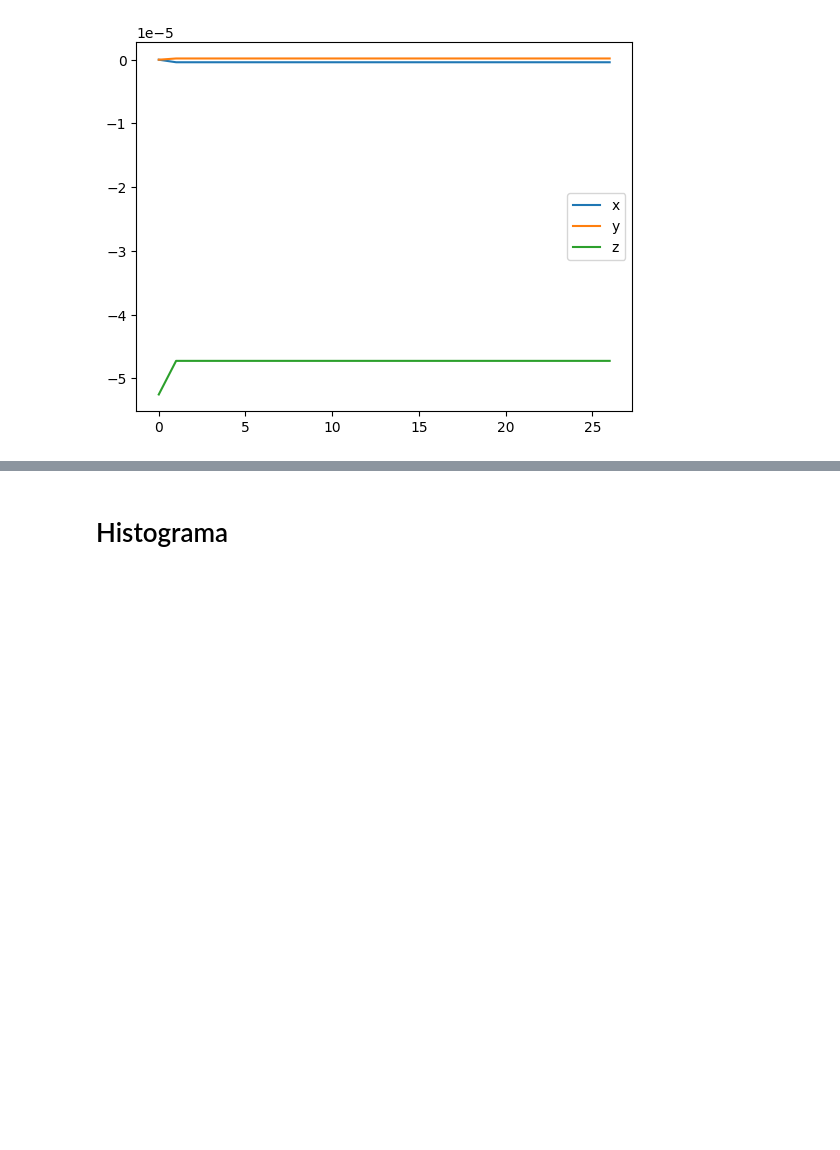
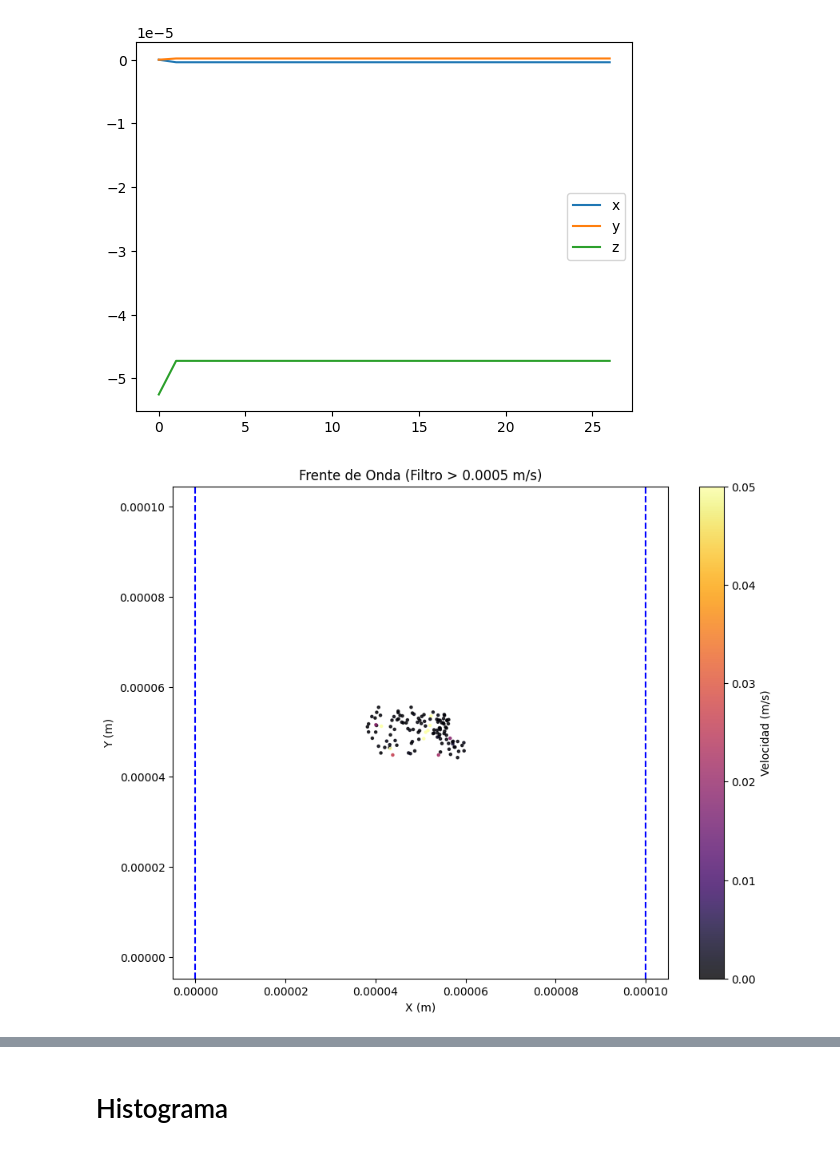
Before and after one commit to FabriTape/Tesis, a Jupyter notebook: sims/analisis_Tesis.ipynb, the cells around one changed output, grey strips where cells are left out. Drawn from its saved outputs; the diff is of its cells as text; code cells hidden in the pictures; blank space fills up the shorter version.

```diff
--- a/sims/analisis_Tesis.ipynb
+++ b/sims/analisis_Tesis.ipynb
@@ -151,6 +200,6 @@ plt.legend()
 # %%
 import numexpr as ne
-from data_extractor import lecturaparquet
+import matplotlib.pyplot as plt
 def graficar_onda(i, paso, movimiento, angulo, vel):
     """
     graficar_onda es una funcion que plotea un scatter en el plano xy donde mediante un mapa de colores se muestra la
@@ -172,35 +221,37 @@ def graficar_onda(i, paso, movimiento, angulo, vel):
     v_mag = ne.evaluate("vx**2 + vy**2 + vz**2")
 
     # Filtramos el ruido de fondo
     # Solo mostramos partículas que se muevan más rápido que el 10% de tu vmax actual
     # Como tu vmax es 0.05, el umbral será 0.005 m/s
-    umbral_visual = 0.005
+    umbral_visual = 0.0005
     mask_activos = v_mag > umbral_visual
 
     plt.figure(figsize=(10, 8))
 
     # Graficamos SOLO las partículas activas
     # Aumenté 's' un poco para que los puntos se vean mejor
     plt.scatter(x[mask_activos], y[mask_activos],
                 c=v_mag[mask_activos],
                 cmap="inferno",  # 'inferno' o 'magma' suelen verse mejor que 'hot' sobre fondo blanco
                 s=5,             # Puntos un poco más grandes
                 alpha=0.8,
                 vmin=0, vmax=0.05)
 
     plt.colorbar(label="Velocidad (m/s)")
     plt.title(f"Frente de Onda (Filtro > {umbral_visual} m/s)")
     plt.xlabel("X (m)")
     plt.ylabel("Y (m)")
 
     # Bordes
     plt.axvline(x=0.00010, color='blue', linestyle='--')
     plt.axvline(x=0.00000, color='blue', linestyle='--')
 
     plt.axis('equal') # Importante para no distorsionar la forma circular
     plt.show()
 # Usalo con el último archivo de una simulación
-graficar_onda_2(0,paso=50000,movimiento=[0,0,0],angulo=0,vel=-10)
+graficar_onda(2,paso=50000,movimiento=[0,0,0],angulo=0,vel=-10)
+# %% [output]
+[figure, added]
 # %%
 import matplotlib.pyplot as plt
 import matplotlib.animation as animation
```
Also changed, not shown: parts of 7 cells of this notebook, 2 other files.
